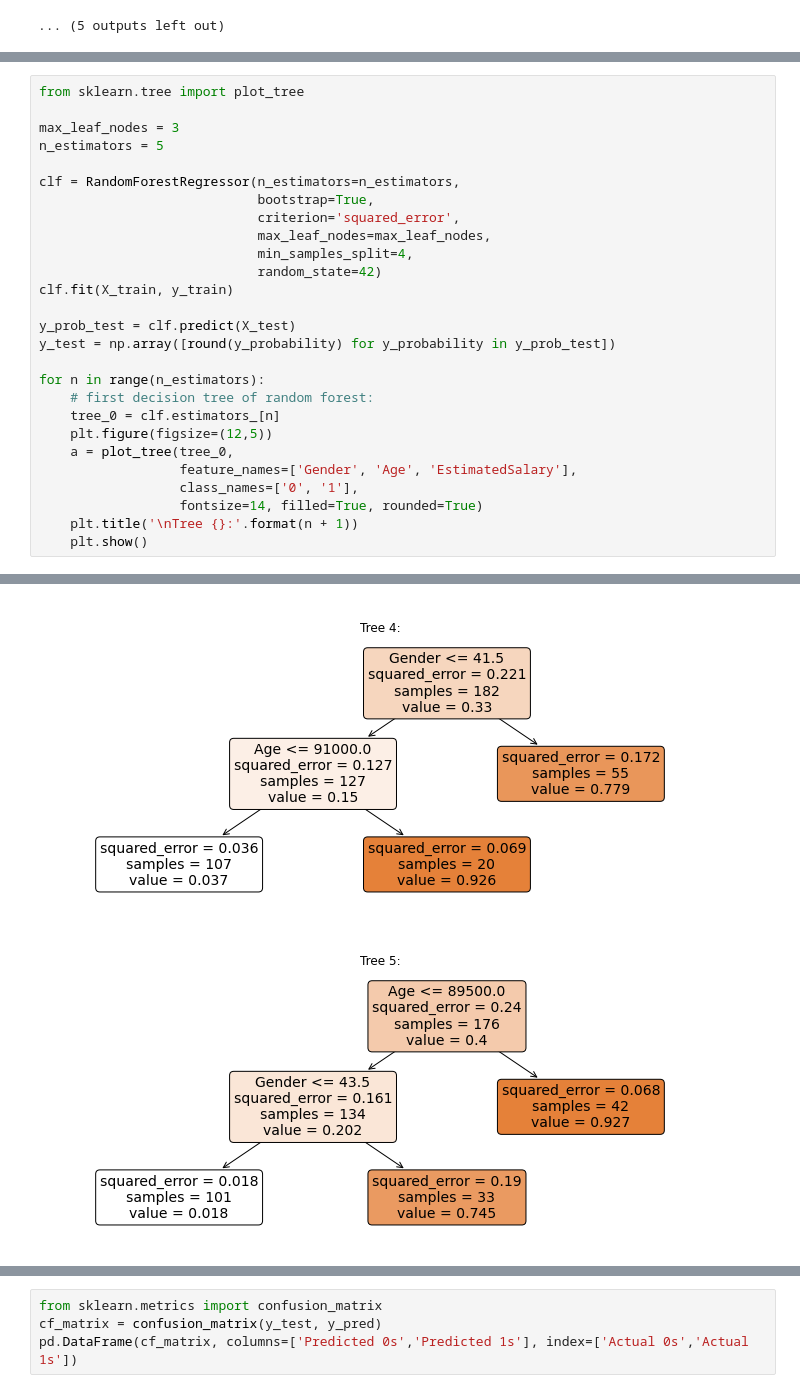
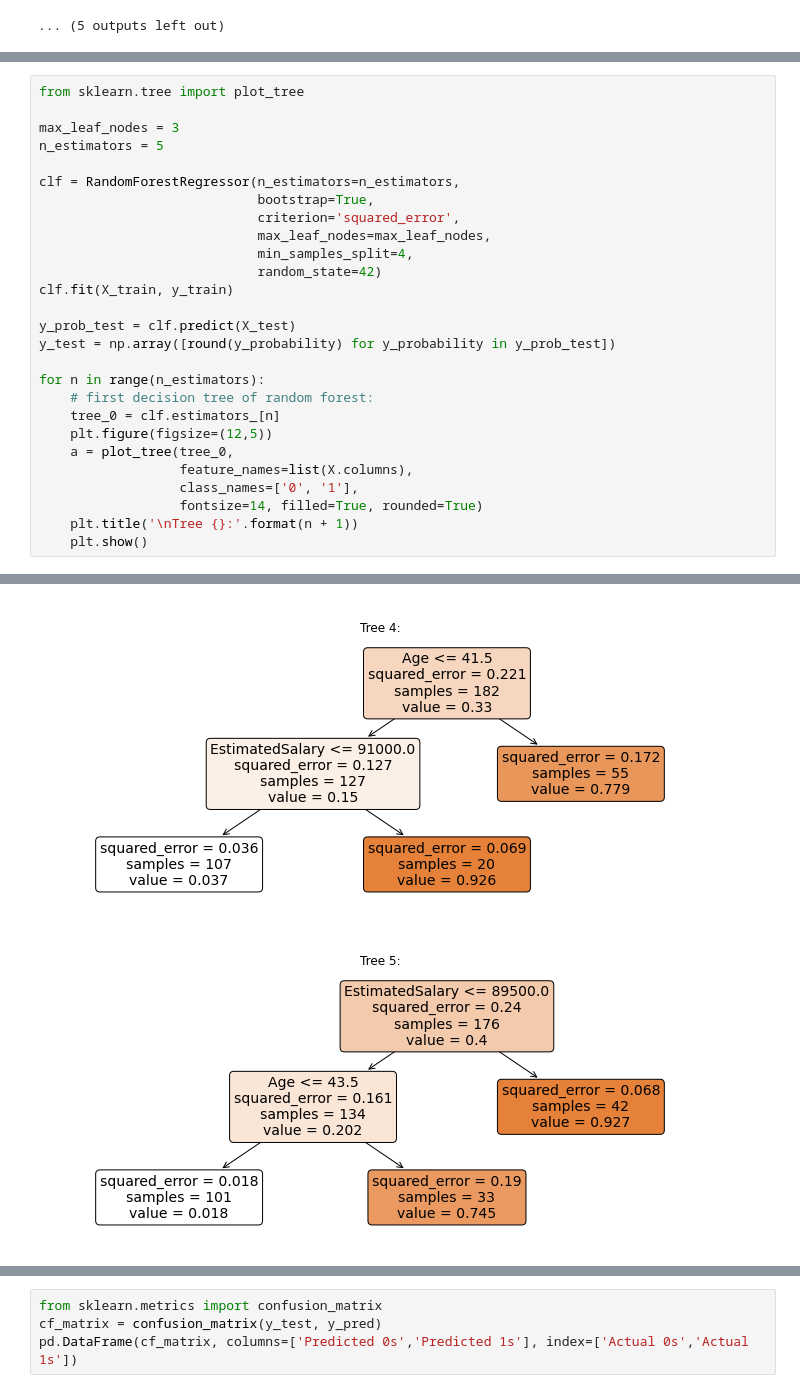
Before and after one commit to pabloruizfv/logistic-regressions, a Jupyter notebook: SUV_purchases_data/random_forest_suvs.ipynb, the cells around one changed output, grey strips where cells are left out. Drawn from its saved outputs; the diff is of its cells as text.

Commit message:
Fix label bugs in decision tree plotting

```diff
--- a/SUV_purchases_data/random_forest_suvs.ipynb
+++ b/SUV_purchases_data/random_forest_suvs.ipynb
@@ -215,7 +215,7 @@ for n in range(n_estimators):
     tree_0 = clf.estimators_[n]
     plt.figure(figsize=(12,5))
     a = plot_tree(tree_0,
-                  feature_names=['Gender', 'Age', 'EstimatedSalary'],
+                  feature_names=list(X.columns),
                   class_names=['0', '1'],
                   fontsize=14, filled=True, rounded=True)
     plt.title('\nTree {}:'.format(n + 1))
@@ -227,2 +227,2 @@ for n in range(n_estimators):
-[figure, old version]
+[figure, new version]
-[figure, old version]
+[figure, new version]
```
Also changed, not shown: parts of 27 cells of this notebook, 1 other file.
